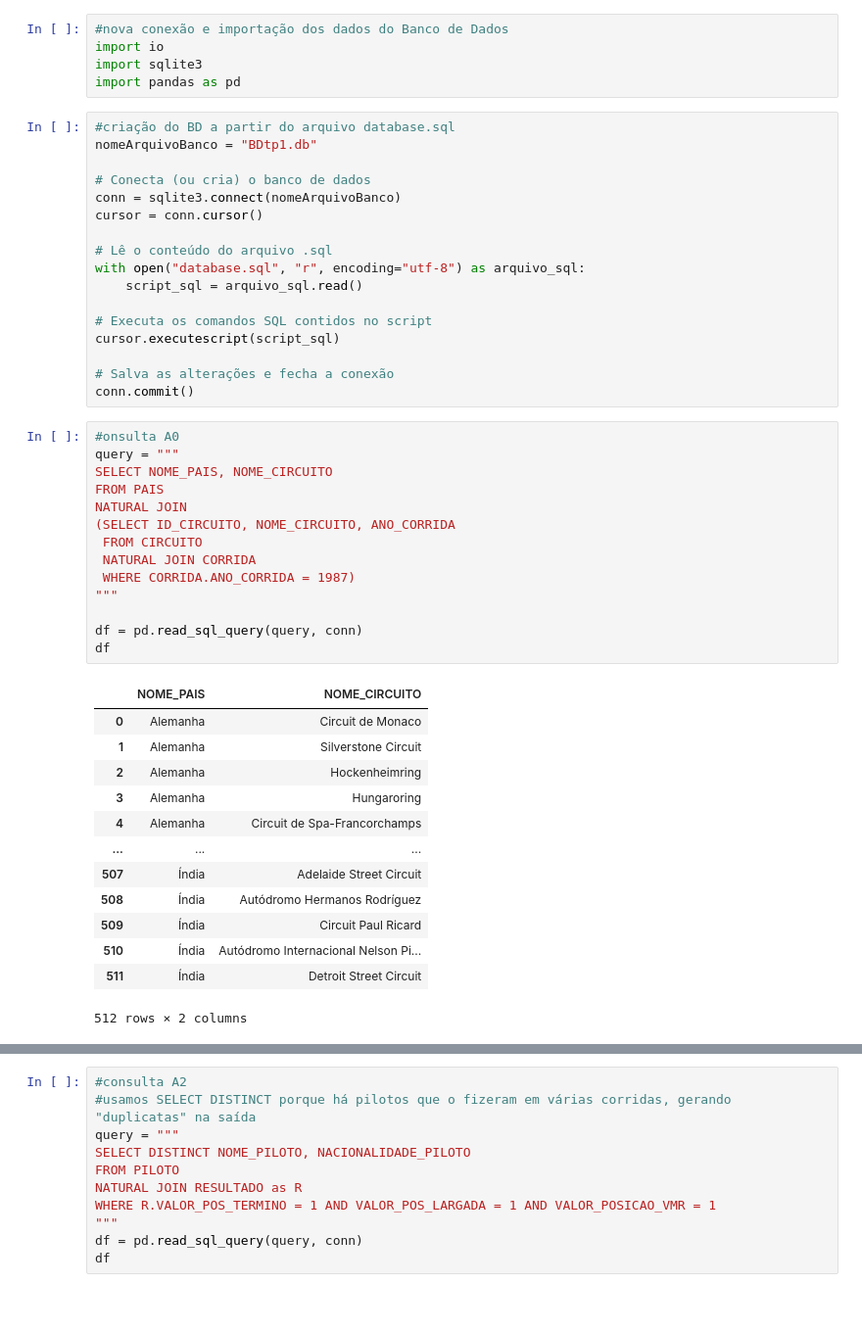
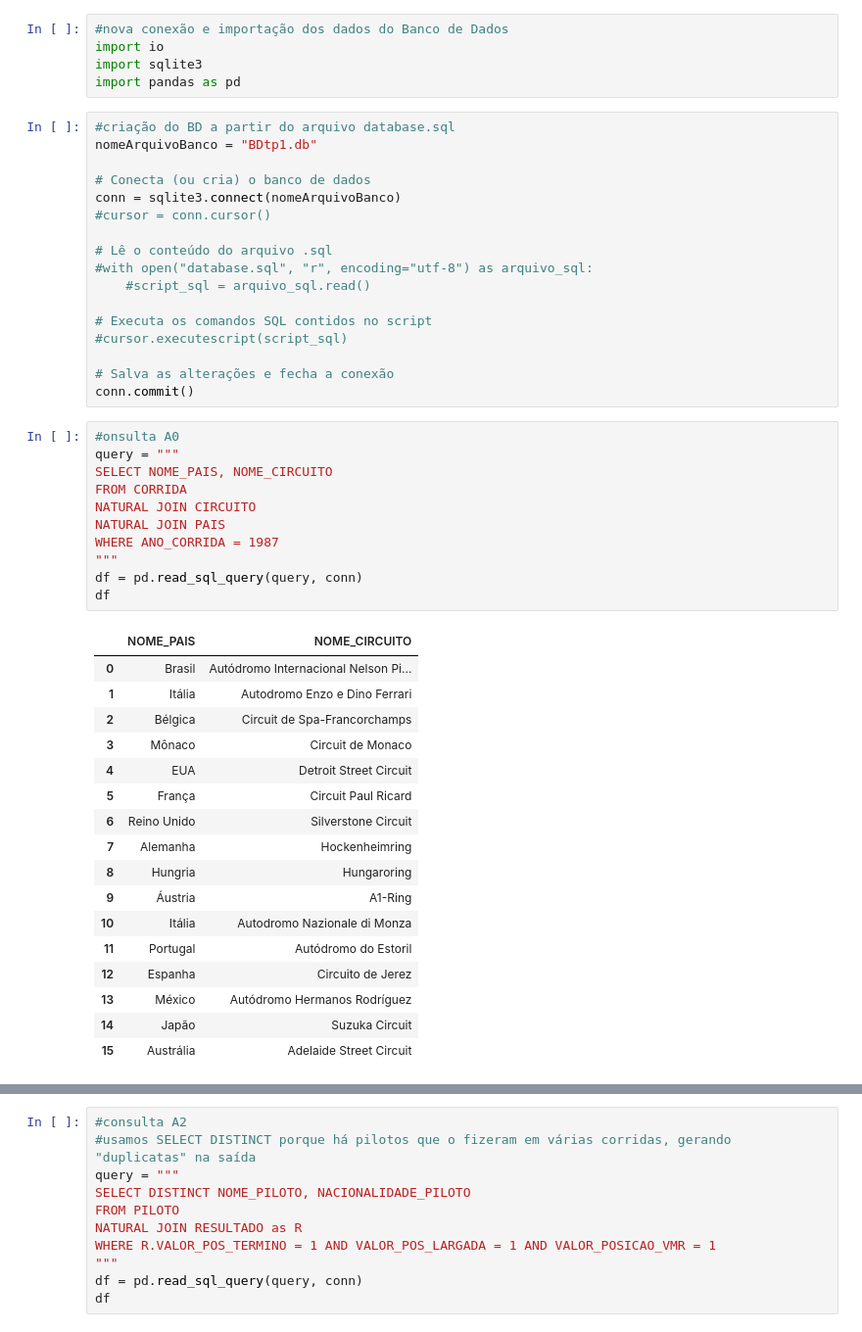
Before and after one commit to Lara-Amelia/IBD-2025-1, a Jupyter notebook: TP1/tp1.ipynb, the cells around one changed output, grey strips where cells are left out. Shown: that part at 98% size. Saved outputs shown, nothing was run; the diff lists cells and outputs as text; blank space fills up the shorter version.

```diff
--- a/TP1/tp1.ipynb
+++ b/TP1/tp1.ipynb
@@ -11,45 +11,46 @@ nomeArquivoBanco = "BDtp1.db"
 
 # Conecta (ou cria) o banco de dados
 conn = sqlite3.connect(nomeArquivoBanco)
-cursor = conn.cursor()
+#cursor = conn.cursor()
 
 # Lê o conteúdo do arquivo .sql
-with open("database.sql", "r", encoding="utf-8") as arquivo_sql:
-    script_sql = arquivo_sql.read()
+#with open("database.sql", "r", encoding="utf-8") as arquivo_sql:
+    #script_sql = arquivo_sql.read()
 
 # Executa os comandos SQL contidos no script
-cursor.executescript(script_sql)
+#cursor.executescript(script_sql)
 
 # Salva as alterações e fecha a conexão
 conn.commit()
 # %%
 #onsulta A0
 query = """
 SELECT NOME_PAIS, NOME_CIRCUITO
-FROM PAIS
-NATURAL JOIN
-(SELECT ID_CIRCUITO, NOME_CIRCUITO, ANO_CORRIDA
- FROM CIRCUITO
- NATURAL JOIN CORRIDA
- WHERE CORRIDA.ANO_CORRIDA = 1987)
+FROM CORRIDA
+NATURAL JOIN CIRCUITO
+NATURAL JOIN PAIS
+WHERE ANO_CORRIDA = 1987
 """
-
 df = pd.read_sql_query(query, conn)
 df
 # %% [output]
 |  | NOME_PAIS | NOME_CIRCUITO |
-| 0 | Alemanha | Circuit de Monaco |
-| 1 | Alemanha | Silverstone Circuit |
-| 2 | Alemanha | Hockenheimring |
-| 3 | Alemanha | Hungaroring |
-| 4 | Alemanha | Circuit de Spa-Francorchamps |
-| ... | ... | ... |
-| 507 | Índia | Adelaide Street Circuit |
-| 508 | Índia | Autódromo Hermanos Rodríguez |
-| 509 | Índia | Circuit Paul Ricard |
-| 510 | Índia | Autódromo Internacional Nelson Pi... |
-| 511 | Índia | Detroit Street Circuit |
+| 0 | Brasil | Autódromo Internacional Nelson Pi... |
+| 1 | Itália | Autodromo Enzo e Dino Ferrari |
+| 2 | Bélgica | Circuit de Spa-Francorchamps |
+| 3 | Mônaco | Circuit de Monaco |
+| 4 | EUA | Detroit Street Circuit |
+| 5 | França | Circuit Paul Ricard |
+| 6 | Reino Unido | Silverstone Circuit |
+| 7 | Alemanha | Hockenheimring |
+| 8 | Hungria | Hungaroring |
+| 9 | Áustria | A1-Ring |
+| 10 | Itália | Autodromo Nazionale di Monza |
+| 11 | Portugal | Autódromo do Estoril |
+| 12 | Espanha | Circuito de Jerez |
+| 13 | México | Autódromo Hermanos Rodríguez |
+| 14 | Japão | Suzuka Circuit |
+| 15 | Austrália | Adelaide Street Circuit |
-512 rows × 2 columns
 # %%
 #consulta A1
 query = """
```
Also changed, not shown: parts of 3 cells of this notebook.
